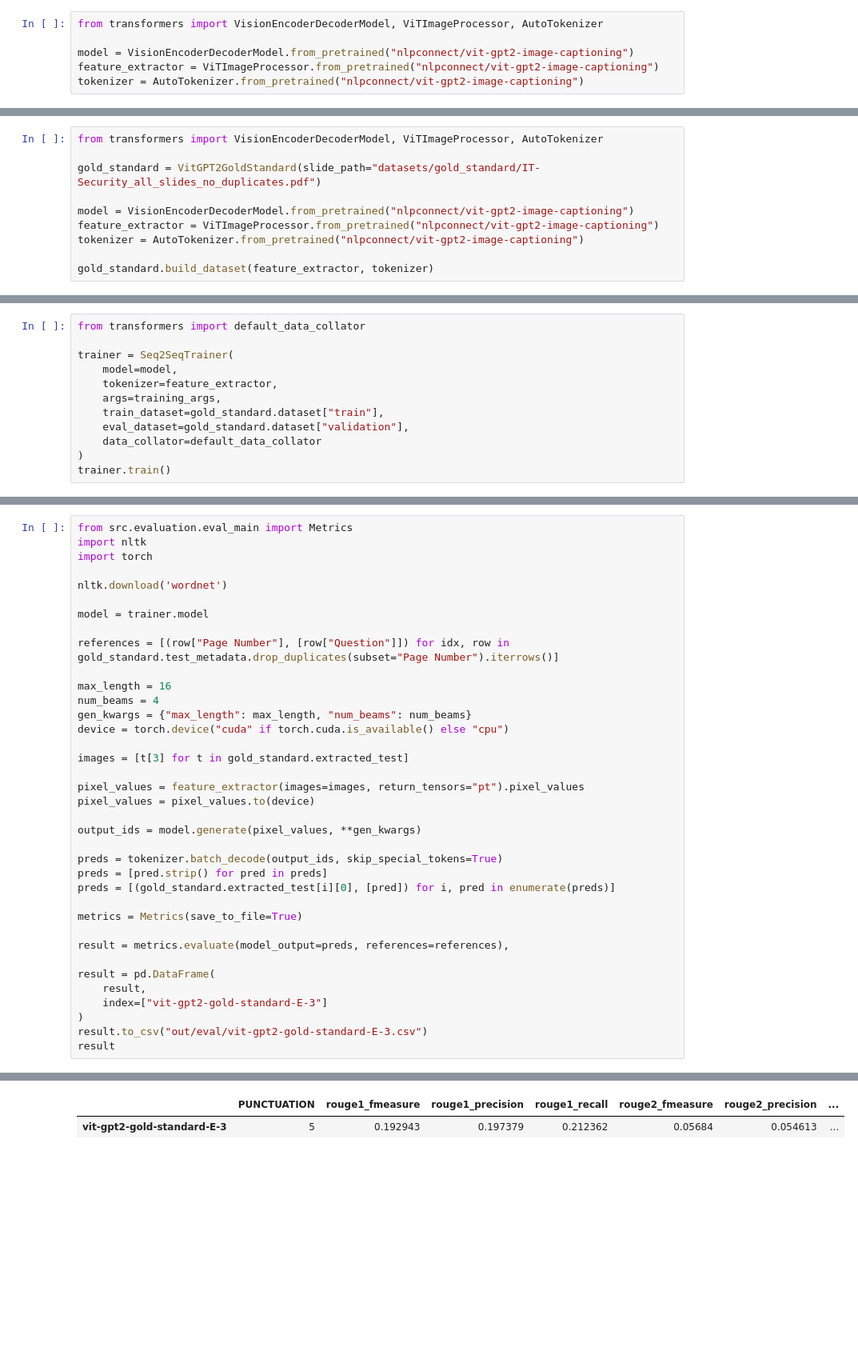
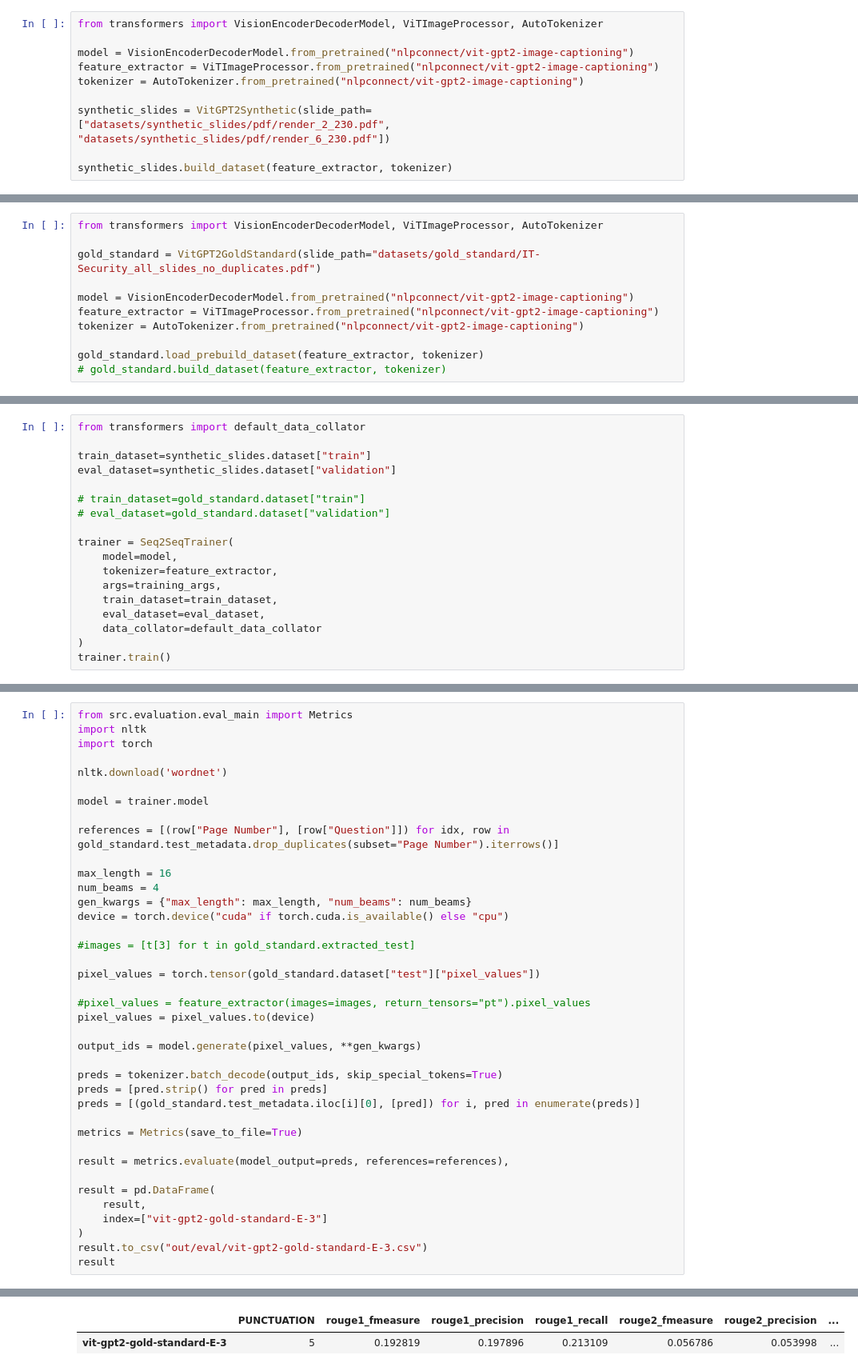
Before and after one commit to Ankinator/ankinator-flashcard-models, a Jupyter notebook: notebooks/models/image-to-text/Image_Captioning_vit_gpt2.ipynb, the cells around one changed output, grey strips where cells are left out. Shown at 80% size. Cells and saved outputs as stored; diff of their text form; blank space fills up the shorter version.

Commit message:
An 52 image captioning models - Support for Synthetic Data and prebuild dataset loading for vit-gpt2 (#15)

```diff
--- a/notebooks/models/image-to-text/Image_Captioning_vit_gpt2.ipynb
+++ b/notebooks/models/image-to-text/Image_Captioning_vit_gpt2.ipynb
@@ -157,4 +185,8 @@ from transformers import VisionEncoderDecoderModel, ViTImageProcessor, AutoToken
 model = VisionEncoderDecoderModel.from_pretrained("nlpconnect/vit-gpt2-image-captioning")
 feature_extractor = ViTImageProcessor.from_pretrained("nlpconnect/vit-gpt2-image-captioning")
 tokenizer = AutoTokenizer.from_pretrained("nlpconnect/vit-gpt2-image-captioning")
+
+synthetic_slides = VitGPT2Synthetic(slide_path=["datasets/synthetic_slides/pdf/render_2_230.pdf", "datasets/synthetic_slides/pdf/render_6_230.pdf"])
+
+synthetic_slides.build_dataset(feature_extractor, tokenizer)
 # %% [output]
@@ -226,5 +247,6 @@ model = VisionEncoderDecoderModel.from_pretrained("nlpconnect/vit-gpt2-image-cap
 feature_extractor = ViTImageProcessor.from_pretrained("nlpconnect/vit-gpt2-image-captioning")
 tokenizer = AutoTokenizer.from_pretrained("nlpconnect/vit-gpt2-image-captioning")
 
-gold_standard.build_dataset(feature_extractor, tokenizer)
+gold_standard.load_prebuild_dataset(feature_extractor, tokenizer)
+# gold_standard.build_dataset(feature_extractor, tokenizer)
 # %% [output]
@@ -268,13 +291,19 @@ training_args = Seq2SeqTrainingArguments(
 )
 # %%
 from transformers import default_data_collator
+
+train_dataset=synthetic_slides.dataset["train"]
+eval_dataset=synthetic_slides.dataset["validation"]
+
+# train_dataset=gold_standard.dataset["train"]
+# eval_dataset=gold_standard.dataset["validation"]
 
 trainer = Seq2SeqTrainer(
     model=model,
     tokenizer=feature_extractor,
     args=training_args,
-    train_dataset=gold_standard.dataset["train"],
-    eval_dataset=gold_standard.dataset["validation"],
+    train_dataset=train_dataset,
+    eval_dataset=eval_dataset,
     data_collator=default_data_collator
 )
 trainer.train()
@@ -324,16 +353,18 @@ num_beams = 4
 gen_kwargs = {"max_length": max_length, "num_beams": num_beams}
 device = torch.device("cuda" if torch.cuda.is_available() else "cpu")
 
-images = [t[3] for t in gold_standard.extracted_test]
+#images = [t[3] for t in gold_standard.extracted_test]
 
-pixel_values = feature_extractor(images=images, return_tensors="pt").pixel_values
+pixel_values = torch.tensor(gold_standard.dataset["test"]["pixel_values"])
+
+#pixel_values = feature_extractor(images=images, return_tensors="pt").pixel_values
 pixel_values = pixel_values.to(device)
 
 output_ids = model.generate(pixel_values, **gen_kwargs)
 
 preds = tokenizer.batch_decode(output_ids, skip_special_tokens=True)
 preds = [pred.strip() for pred in preds]
-preds = [(gold_standard.extracted_test[i][0], [pred]) for i, pred in enumerate(preds)]
+preds = [(gold_standard.test_metadata.iloc[i][0], [pred]) for i, pred in enumerate(preds)]
 
 metrics = Metrics(save_to_file=True)
 
@@ -368,6 +391,6 @@ To disable this warning, you can either:
 [nltk_data] Downloading package stopwords to
 [nltk_data]     /home/ma/ma_ma/ma_lknorr/nltk_data...
 [nltk_data]   Package stopwords is already up-to-date!
 |  | PUNCTUATION | rouge1_fmeasure | rouge1_precision | rouge1_recall | rouge2_fmeasure | rouge2_precision | ... |
-| vit-gpt2-gold-standard-E-3 | 5 | 0.192943 | 0.197379 | 0.212362 | 0.05684 | 0.054613 | ... |
+| vit-gpt2-gold-standard-E-3 | 5 | 0.192819 | 0.197896 | 0.213109 | 0.056786 | 0.053998 | ... |
 1 rows × 28 columns
```
Also changed, not shown: parts of 13 cells of this notebook, 3 other files.
